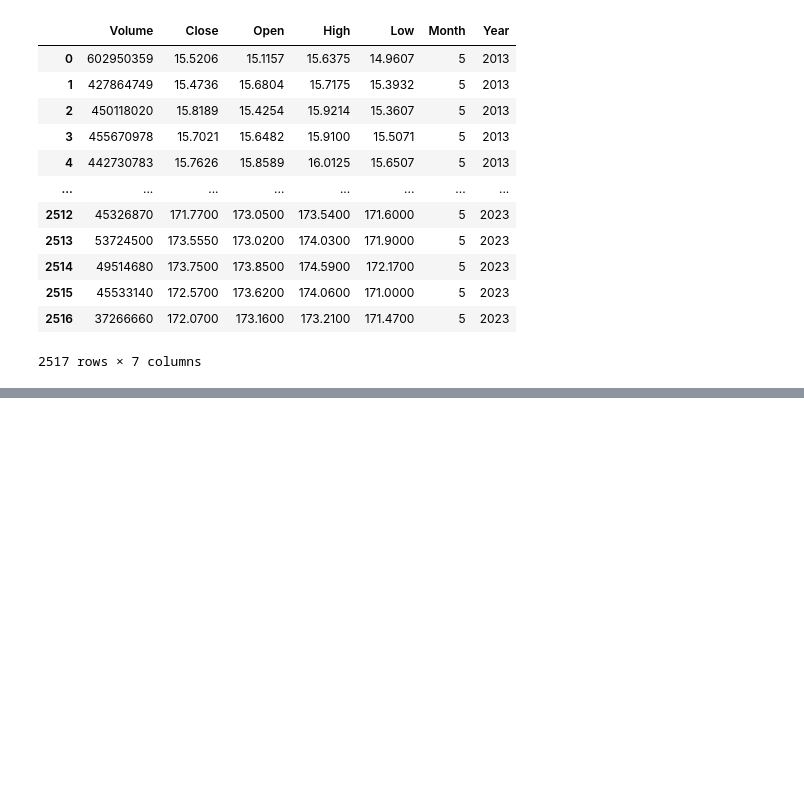
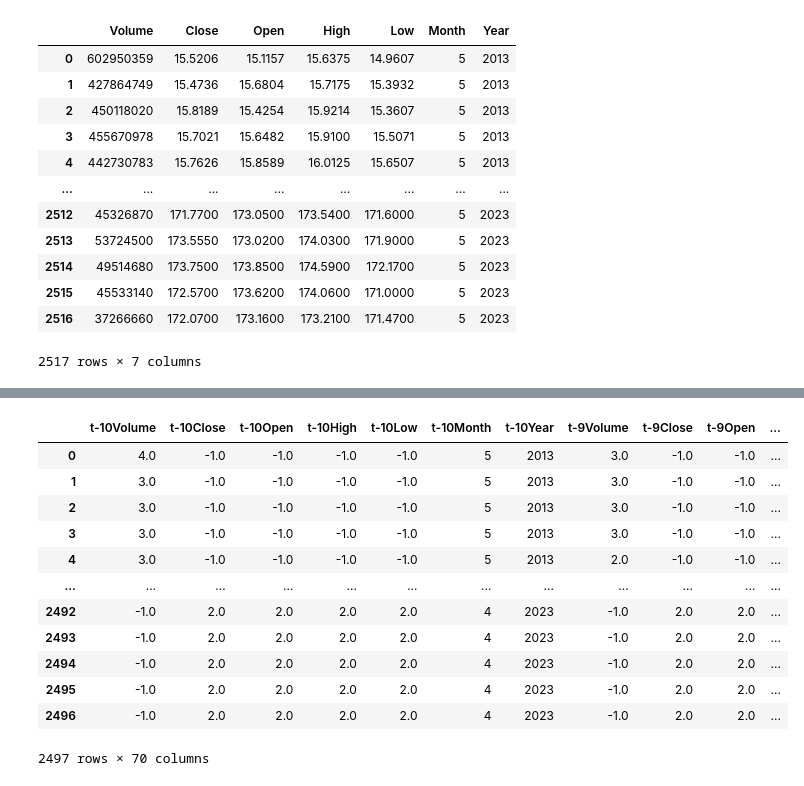
Before and after one commit to PhillipFeldman/StocksAI, a Jupyter notebook: Improve_Model1.ipynb, the cells around one changed output, grey strips where cells are left out. Saved outputs shown, nothing was run; the diff lists cells and outputs as text; code cells hidden in the pictures; blank space fills up the shorter version.

```diff
--- a/Improve_Model1.ipynb
+++ b/Improve_Model1.ipynb
@@ -189,7 +169,7 @@ options = ['t--'+str(i)+'Low' for i in range(1,KF+1)]
 for i in range(len(df['t-0Low'])):
     today = df['t-0High'][i]
     best = np.max([df['t--'+str(j)+'Low'][i] for j in range(1,KF+1)])
-    target_percent_inc.append((best-today)*100/today)
+    target_percent_inc.append(round((best-today)*100/today,0))
 
 np.average(target_percent_inc)
 # %% [output]
@@ -265 +245,20 @@ df
 2497 rows × 147 columns
+# %%
+for i in range(0,-KF-1,-1):
+    for x in ['Month','Year','Volume','Close','Open','High','Low']:
+        df.drop('t-'+str(i)+x,axis=1,inplace=True)
+df
+# %% [output]
+|  | t-10Volume | t-10Close | t-10Open | t-10High | t-10Low | t-10Month | t-10Year | t-9Volume | t-9Close | t-9Open | ... |
+| 0 | 4.0 | -1.0 | -1.0 | -1.0 | -1.0 | 5 | 2013 | 3.0 | -1.0 | -1.0 | ... |
+| 1 | 3.0 | -1.0 | -1.0 | -1.0 | -1.0 | 5 | 2013 | 3.0 | -1.0 | -1.0 | ... |
+| 2 | 3.0 | -1.0 | -1.0 | -1.0 | -1.0 | 5 | 2013 | 3.0 | -1.0 | -1.0 | ... |
+| 3 | 3.0 | -1.0 | -1.0 | -1.0 | -1.0 | 5 | 2013 | 3.0 | -1.0 | -1.0 | ... |
+| 4 | 3.0 | -1.0 | -1.0 | -1.0 | -1.0 | 5 | 2013 | 2.0 | -1.0 | -1.0 | ... |
+| ... | ... | ... | ... | ... | ... | ... | ... | ... | ... | ... | ... |
+| 2492 | -1.0 | 2.0 | 2.0 | 2.0 | 2.0 | 4 | 2023 | -1.0 | 2.0 | 2.0 | ... |
+| 2493 | -1.0 | 2.0 | 2.0 | 2.0 | 2.0 | 4 | 2023 | -1.0 | 2.0 | 2.0 | ... |
+| 2494 | -1.0 | 2.0 | 2.0 | 2.0 | 2.0 | 4 | 2023 | -1.0 | 2.0 | 2.0 | ... |
+| 2495 | -1.0 | 2.0 | 2.0 | 2.0 | 2.0 | 4 | 2023 | -1.0 | 2.0 | 2.0 | ... |
+| 2496 | -1.0 | 2.0 | 2.0 | 2.0 | 2.0 | 4 | 2023 | -1.0 | 2.0 | 2.0 | ... |
+2497 rows × 70 columns
```
Also changed, not shown: parts of 13 cells of this notebook.
